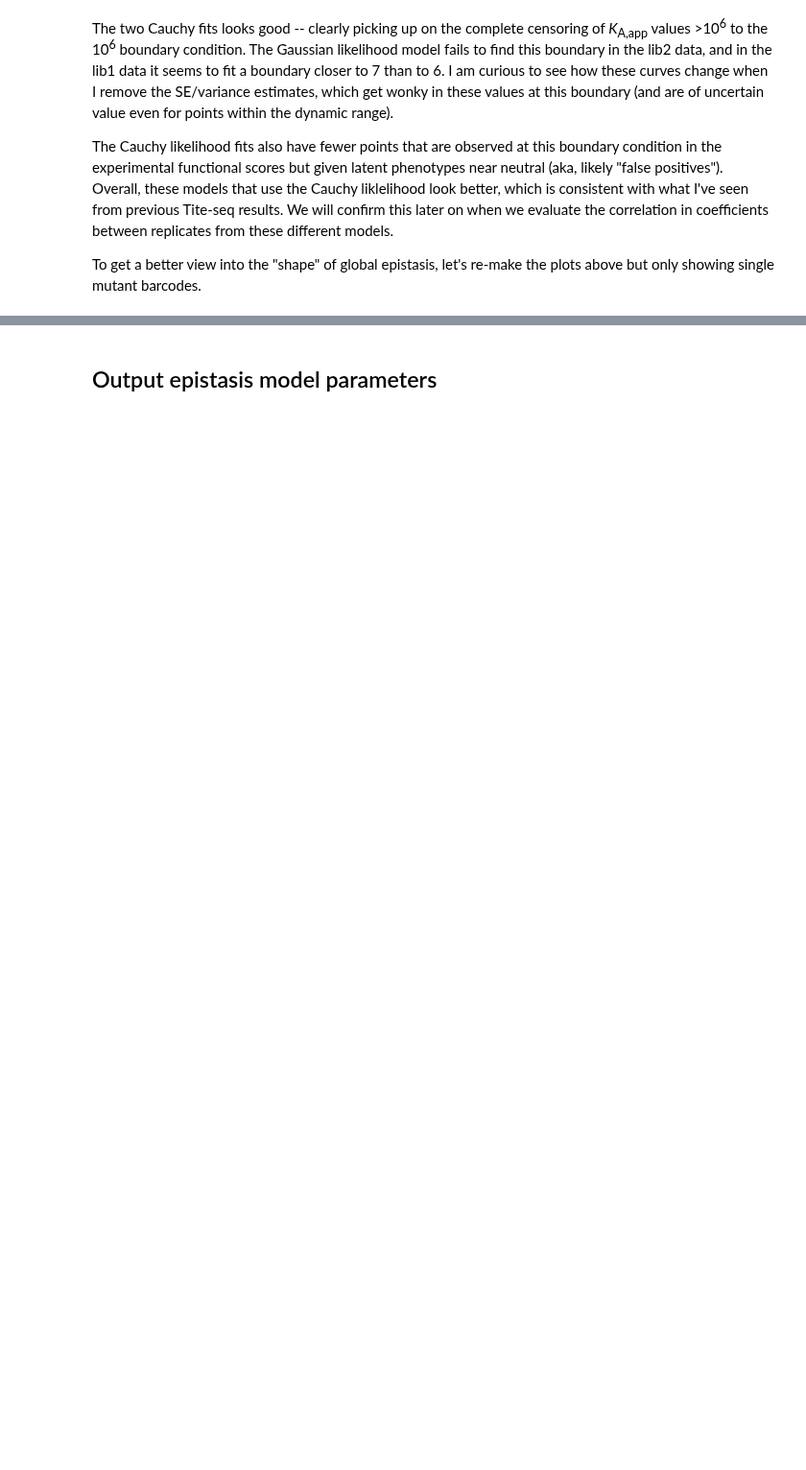
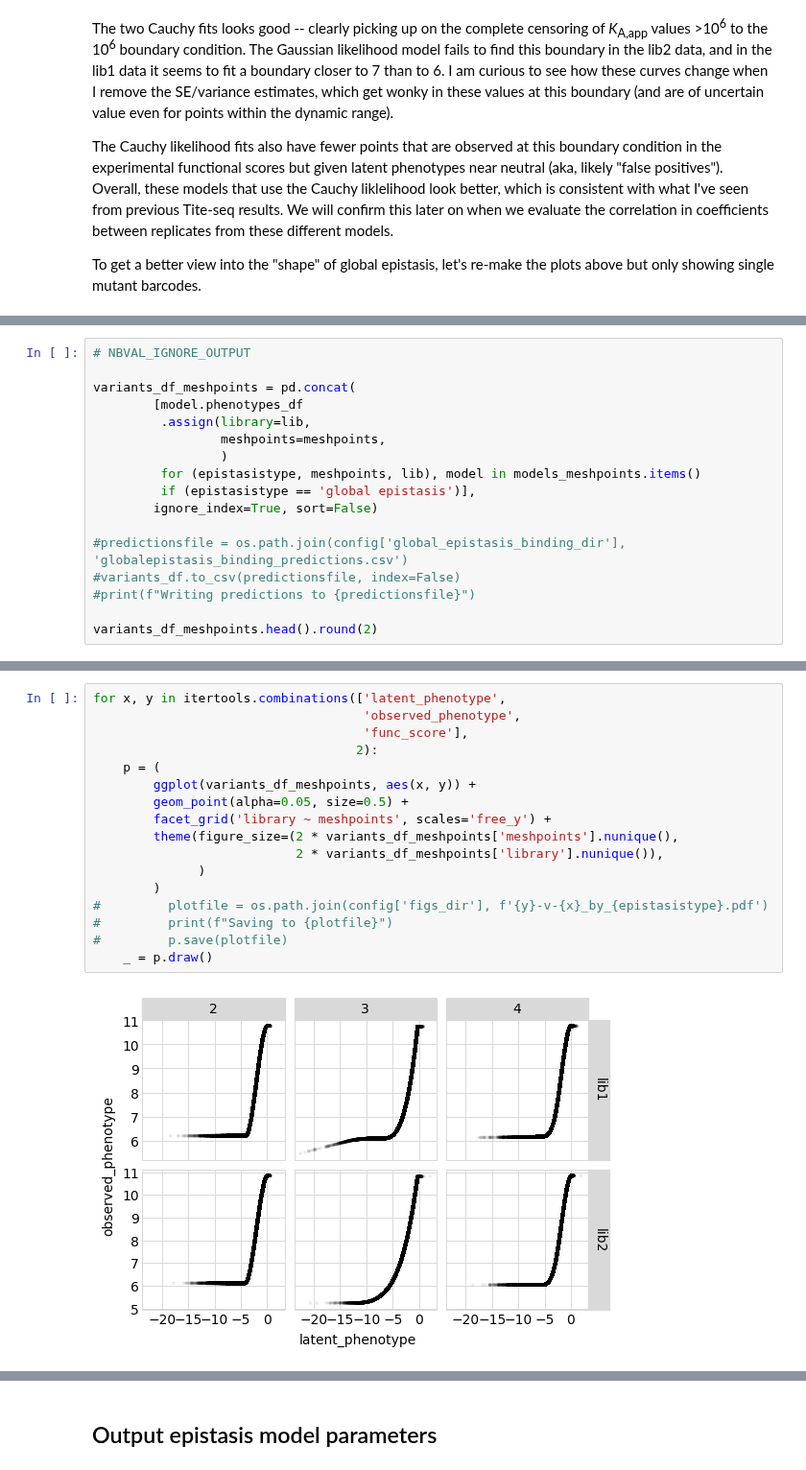
Before and after one commit to jbloomlab/SARS-CoV-2-RBD_DMS, a Jupyter notebook: global_epistasis_binding.ipynb, the cells around one changed output, grey strips where cells are left out. Shown at 96% size. Drawn from its saved outputs; the diff is of its cells as text; blank space fills up the shorter version.

```diff
--- a/global_epistasis_binding.ipynb
+++ b/global_epistasis_binding.ipynb
@@ -292,0 +338,17 @@ func_scores_novar.head()
+# %%
+# NBVAL_IGNORE_OUTPUT
+
+variants_df_meshpoints = pd.concat(
+        [model.phenotypes_df
+         .assign(library=lib,
+                 meshpoints=meshpoints,
+                 )
+         for (epistasistype, meshpoints, lib), model in models_meshpoints.items()
+         if (epistasistype == 'global epistasis')],
+        ignore_index=True, sort=False)
+
+#predictionsfile = os.path.join(config['global_epistasis_binding_dir'], 'globalepistasis_binding_predictions.csv')
+#variants_df.to_csv(predictionsfile, index=False)
+#print(f"Writing predictions to {predictionsfile}")
+
+variants_df_meshpoints.head().round(2)
@@ -292,0 +362,19 @@ func_scores_novar.head()
+# %%
+for x, y in itertools.combinations(['latent_phenotype',
+                                    'observed_phenotype',
+                                    'func_score'],
+                                   2):
+    p = (
+        ggplot(variants_df_meshpoints, aes(x, y)) +
+        geom_point(alpha=0.05, size=0.5) +
+        facet_grid('library ~ meshpoints', scales='free_y') +
+        theme(figure_size=(2 * variants_df_meshpoints['meshpoints'].nunique(),
+                           2 * variants_df_meshpoints['library'].nunique()),
+              )
+        )
+#         plotfile = os.path.join(config['figs_dir'], f'{y}-v-{x}_by_{epistasistype}.pdf')
+#         print(f"Saving to {plotfile}")
+#         p.save(plotfile)
+    _ = p.draw()
+# %% [output]
+[figure, added]
```
Also changed, not shown: parts of 25 cells of this notebook, 43 other files.
